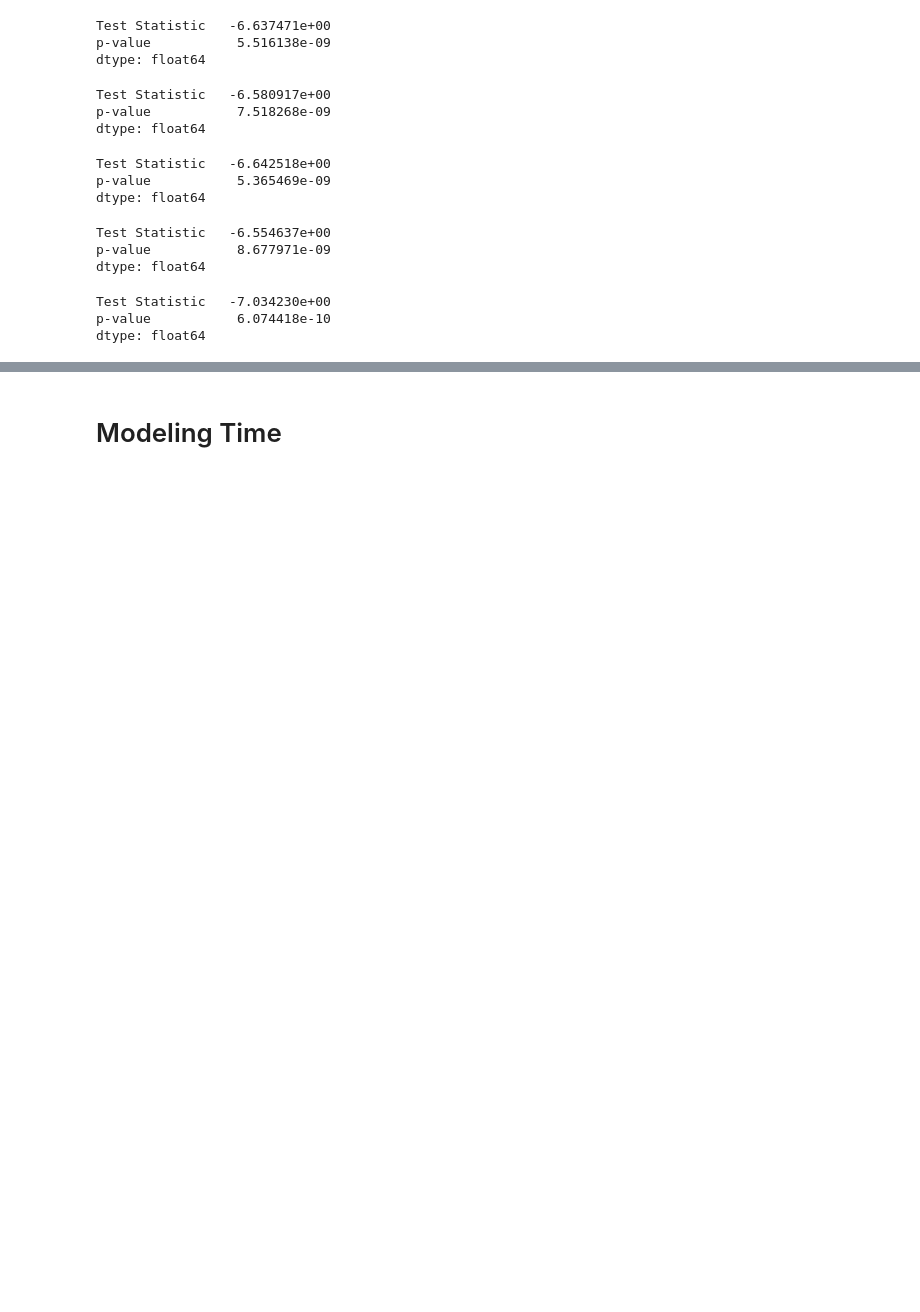
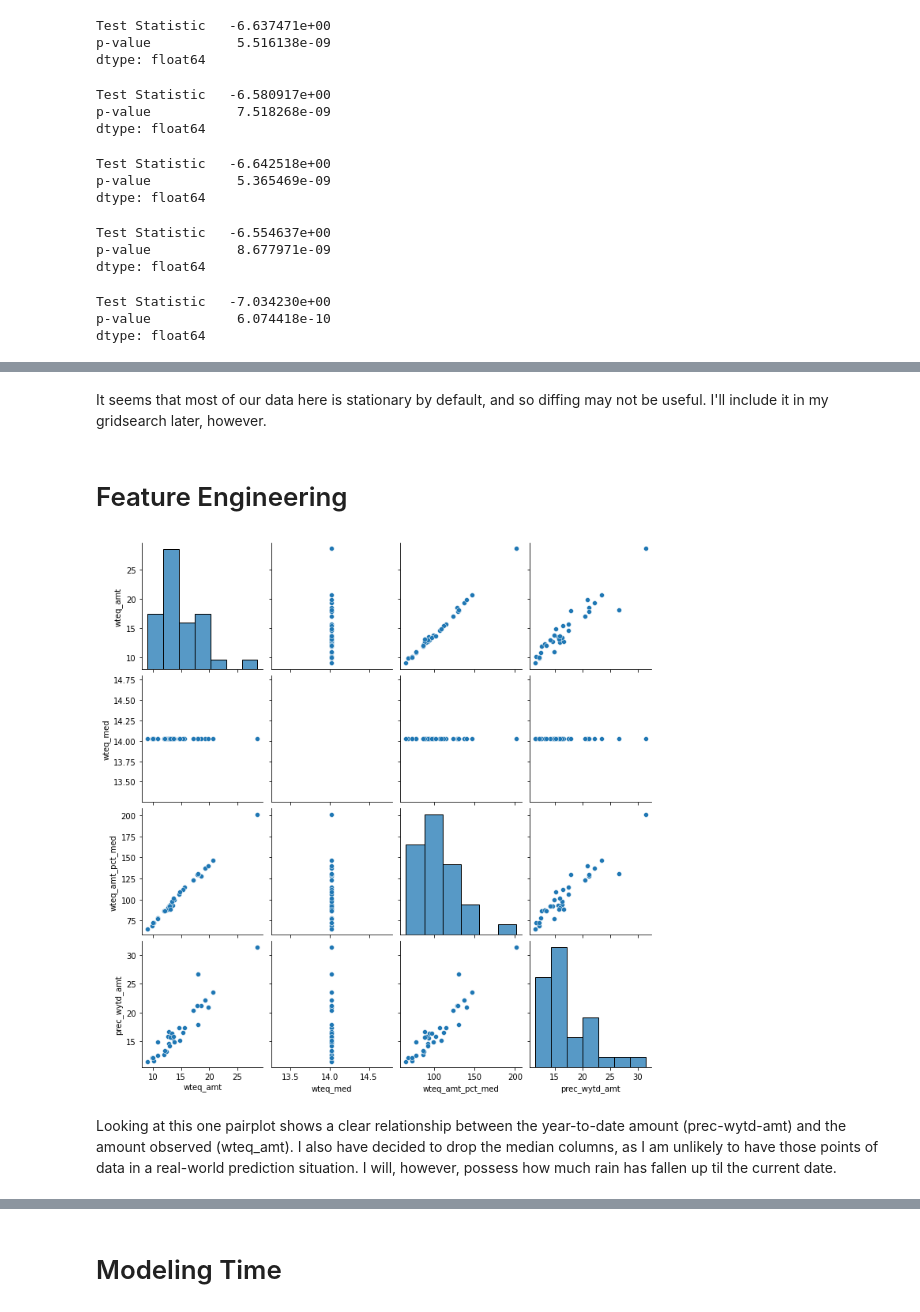
Before and after one commit to sehyeager/snotel_forecasting, a Jupyter notebook: sams_modeling_notebook.ipynb, the cells around one changed output, grey strips where cells are left out. Drawn from its saved outputs; the diff is of its cells as text; code cells hidden in the pictures; blank space fills up the shorter version.

```diff
--- a/sams_modeling_notebook.ipynb
+++ b/sams_modeling_notebook.ipynb
@@ -54,10 +52,13 @@ def interpret_dftest(dftest):
     dfoutput = pd.Series(dftest[0:2], index=['Test Statistic','p-value'])
     return dfoutput
 # %%
+#a function to read in my csvs, set their index as a datetime object, and remove columns I already know I do not want
 def data_formatter(filename):
     df = pd.read_csv(f'./basin_csvs/{filename}')
     df.set_index(pd.to_datetime(df['yyyymmdd']), inplace = True)
-    df.drop(columns = ['Unnamed: 0', 'yyyymmdd'],inplace = True)
+    df.drop(columns = ['Unnamed: 0', 'yyyymmdd', 'lat','long','station_id','elevation'],inplace = True)
+    #remove dummy columns that we don't need after all
+    df.drop(columns = df.columns[6:], inplace = True)
     return df
 # %%
 grand_ronde_df = data_formatter('grand_ronde_powder_burnt_imnaha.csv')
@@ -185,2 +149,10 @@ grand_group_df.drop(columns = 'wteq_amt')
+# %% [markdown]
+It seems that most of our data here is stationary by default, and so diffing may not be useful.  I'll include it in my gridsearch later, however.
+# %% [markdown]
+# Feature Engineering
 # %%
-sns.pairplot(grand_group_df);
+sns.pairplot(henry_group_df);
+# %% [output]
+[figure, added]
+# %% [markdown]
+Looking at this one pairplot shows a clear relationship between the year-to-date amount (prec-wytd-amt) and the amount observed (wteq_amt).  I also have decided to drop the median columns, as I am unlikely to have those points of data in a real-world prediction situation.  I will, however, possess how much rain has fallen up til the current date.
```
Also changed, not shown: parts of 21 cells of this notebook, 9 other files.
